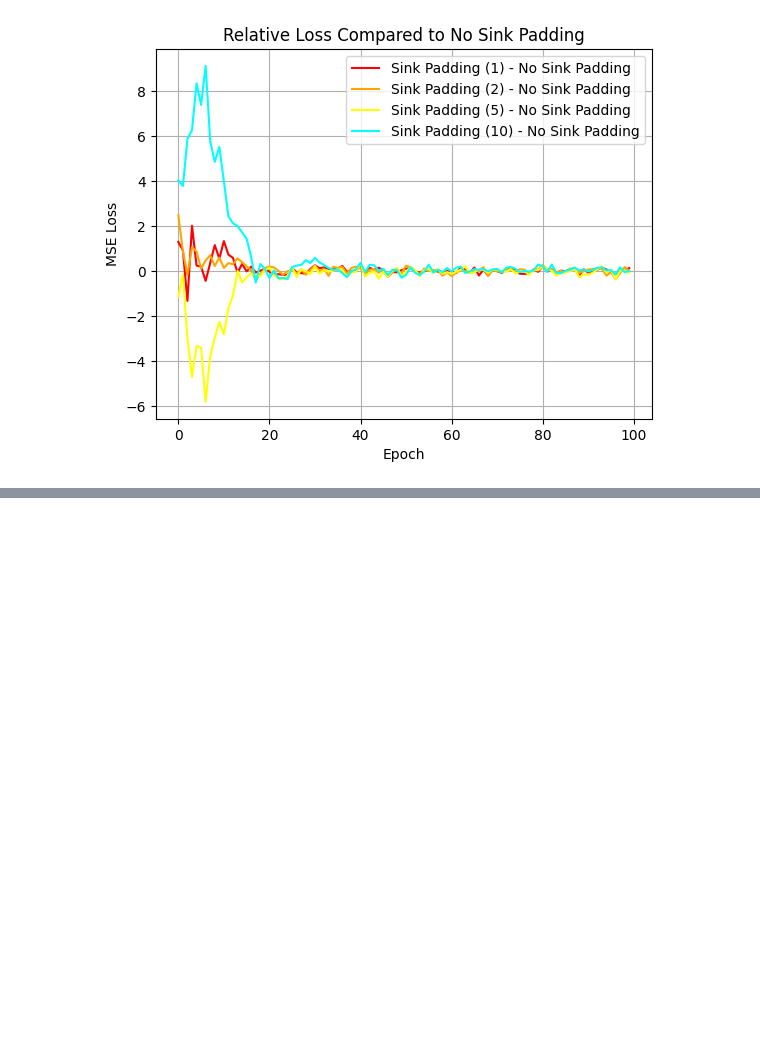
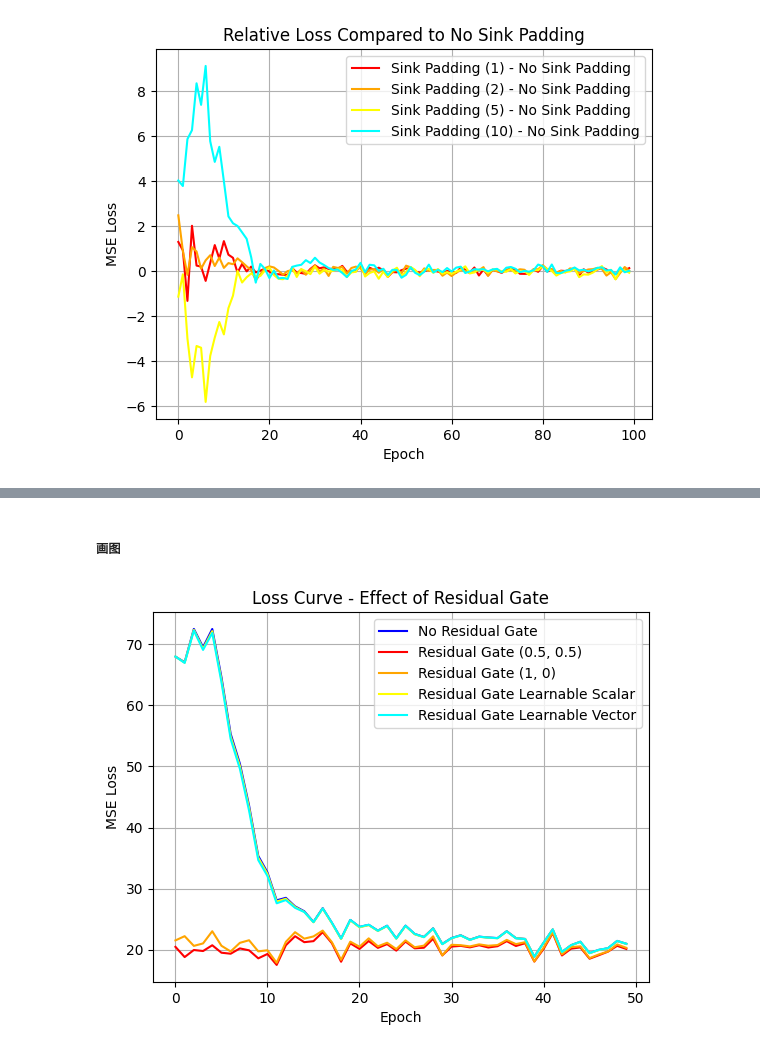
Before and after one commit to Bruce-lhq/looped-transformer-ablation-lab, a Jupyter notebook: Looped_Transformer.ipynb, the cells around one changed output, grey strips where cells are left out. Cells and saved outputs as stored; diff of their text form; code cells hidden in the pictures; blank space fills up the shorter version.

```diff
--- a/Looped_Transformer.ipynb
+++ b/Looped_Transformer.ipynb
@@ -964,0 +962,5 @@ plt.show()
+# %%
+init_parameters['experiment_name'] = 'exp_with_residual_gate_(0.5, 0.5)'
+init_parameters['residual_gate'] = (0.5, 0.5)
+experiment_with_residual_gate_05_05 = LoopedTransformerExperiment(**init_parameters)
+experiment_with_residual_gate_05_05.train(**train_parameters)
@@ -964,0 +980,5 @@ plt.show()
+# %%
+init_parameters['experiment_name'] = 'exp_with_residual_gate_(1, 0)'
+init_parameters['residual_gate'] = (1, 0)
+experiment_with_residual_gate_1_0 = LoopedTransformerExperiment(**init_parameters)
+experiment_with_residual_gate_1_0.train(**train_parameters)
@@ -964,0 +998,5 @@ plt.show()
+# %%
+init_parameters['experiment_name'] = 'exp_with_residual_gate_learnable_scalar'
+init_parameters['residual_gate'] = 'learnable_scalar'
+experiment_with_residual_gate_learnable_scalar = LoopedTransformerExperiment(**init_parameters)
+experiment_with_residual_gate_learnable_scalar.train(**train_parameters)
@@ -964,0 +1016,5 @@ plt.show()
+# %%
+init_parameters['experiment_name'] = 'exp_with_residual_gate_learnable_vector'
+init_parameters['residual_gate'] = 'learnable_vector'
+experiment_with_residual_gate_learnable_vector = LoopedTransformerExperiment(**init_parameters)
+experiment_with_residual_gate_learnable_vector.train(**train_parameters)
@@ -964,0 +1034,16 @@ plt.show()
+# %% [markdown]
+##### 画图
+# %%
+plt.plot(experiment_no_residual_gate.loss_history, label='No Residual Gate', color='blue')
+plt.plot(experiment_with_residual_gate_05_05.loss_history, label='Residual Gate (0.5, 0.5)', color='red')
+plt.plot(experiment_with_residual_gate_1_0.loss_history, label='Residual Gate (1, 0)', color='orange')
+plt.plot(experiment_with_residual_gate_learnable_scalar.loss_history, label='Residual Gate Learnable Scalar', color='yellow')
+plt.plot(experiment_with_residual_gate_learnable_vector.loss_history, label='Residual Gate Learnable Vector', color='cyan')
+plt.xlabel('Epoch')
+plt.ylabel('MSE Loss')
+plt.title('Loss Curve - Effect of Residual Gate')
+plt.grid()
+plt.legend()
+plt.show()
+# %% [output]
+[figure, added]
```
Also changed, not shown: parts of 29 cells of this notebook, 2 other files.
